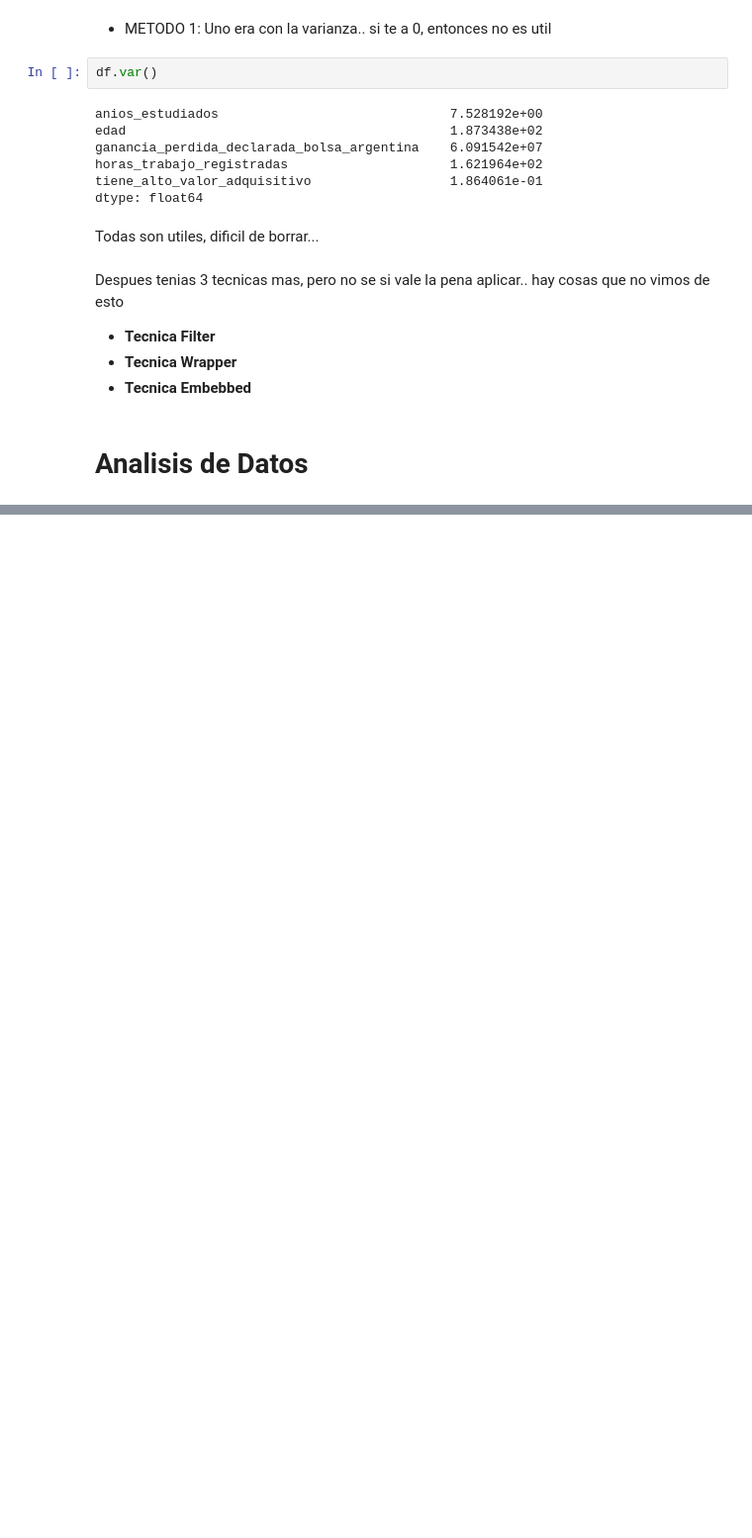
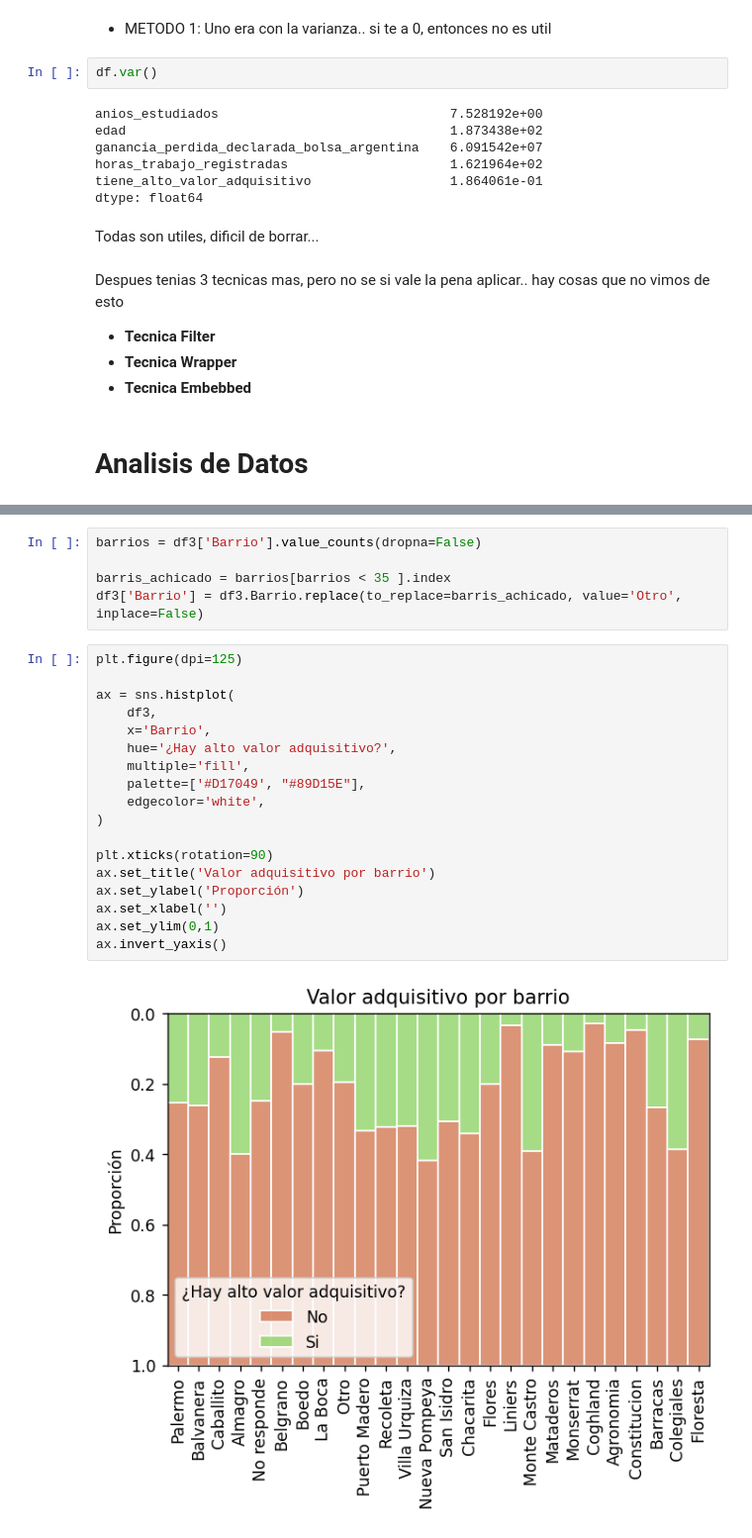
Before and after one commit to fjpacheco/machine-learning, a Jupyter notebook: version_1_playing.ipynb, the cells around one changed output, grey strips where cells are left out. Shown at 99% size. Cells and saved outputs as stored; diff of their text form; blank space fills up the shorter version.

```diff
--- a/version_1_playing.ipynb
+++ b/version_1_playing.ipynb
@@ -821,0 +770,25 @@ Text(0, 0.5, '')
+# %%
+barrios = df3['Barrio'].value_counts(dropna=False)
+
+barris_achicado = barrios[barrios < 35 ].index
+df3['Barrio'] = df3.Barrio.replace(to_replace=barris_achicado, value='Otro', inplace=False)
+# %%
+plt.figure(dpi=125)
+
+ax = sns.histplot(
+    df3,
+    x='Barrio',
+    hue='¿Hay alto valor adquisitivo?',
+    multiple='fill',
+    palette=['#D17049', "#89D15E"],
+    edgecolor='white',
+)
+
+plt.xticks(rotation=90)
+ax.set_title('Valor adquisitivo por barrio')
+ax.set_ylabel('Proporción')
+ax.set_xlabel('')
+ax.set_ylim(0,1)
+ax.invert_yaxis()
+# %% [output]
+[figure, added]
```
Also changed, not shown: parts of 24 cells of this notebook.
